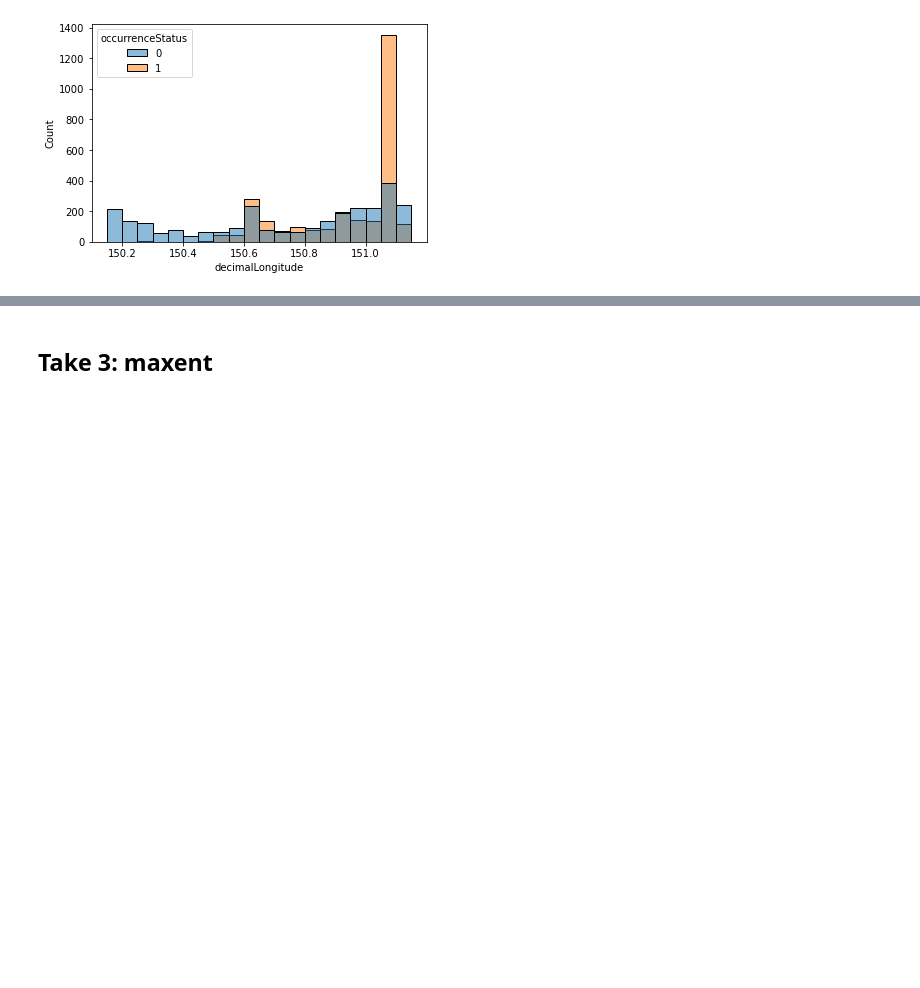
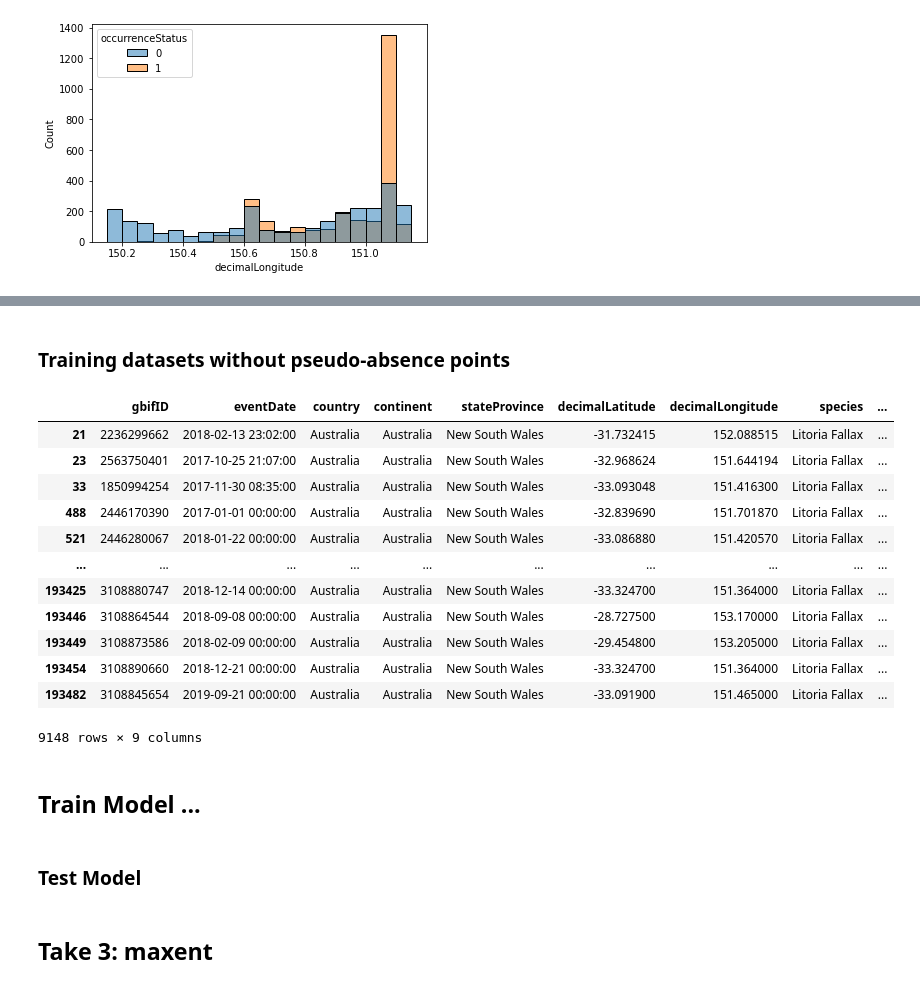
Before and after one commit to YiyaoL/EY-Challenge, a Jupyter notebook: benchmark_EDA_1.ipynb, the cells around one changed output, grey strips where cells are left out. Cells and saved outputs as stored; diff of their text form; code cells hidden in the pictures; blank space fills up the shorter version.

```diff
--- a/benchmark_EDA_1.ipynb
+++ b/benchmark_EDA_1.ipynb
@@ -174,0 +488,22 @@ sns.histplot(data=df2, x="decimalLongitude",bins = 20,hue = 'occurrenceStatus')
+# %% [markdown]
+### Training datasets without pseudo-absence points
+# %%
+all_frog_data[all_frog_data.get('species')=='Litoria Fallax']
+# %% [output]
+|  | gbifID | eventDate | country | continent | stateProvince | decimalLatitude | decimalLongitude | species | ... |
+| 21 | 2236299662 | 2018-02-13 23:02:00 | Australia | Australia | New South Wales | -31.732415 | 152.088515 | Litoria Fallax | ... |
+| 23 | 2563750401 | 2017-10-25 21:07:00 | Australia | Australia | New South Wales | -32.968624 | 151.644194 | Litoria Fallax | ... |
+| 33 | 1850994254 | 2017-11-30 08:35:00 | Australia | Australia | New South Wales | -33.093048 | 151.416300 | Litoria Fallax | ... |
+| 488 | 2446170390 | 2017-01-01 00:00:00 | Australia | Australia | New South Wales | -32.839690 | 151.701870 | Litoria Fallax | ... |
+| 521 | 2446280067 | 2018-01-22 00:00:00 | Australia | Australia | New South Wales | -33.086880 | 151.420570 | Litoria Fallax | ... |
+| ... | ... | ... | ... | ... | ... | ... | ... | ... | ... |
+| 193425 | 3108880747 | 2018-12-14 00:00:00 | Australia | Australia | New South Wales | -33.324700 | 151.364000 | Litoria Fallax | ... |
+| 193446 | 3108864544 | 2018-09-08 00:00:00 | Australia | Australia | New South Wales | -28.727500 | 153.170000 | Litoria Fallax | ... |
+| 193449 | 3108873586 | 2018-02-09 00:00:00 | Australia | Australia | New South Wales | -29.454800 | 153.205000 | Litoria Fallax | ... |
+| 193454 | 3108890660 | 2018-12-21 00:00:00 | Australia | Australia | New South Wales | -33.324700 | 151.364000 | Litoria Fallax | ... |
+| 193482 | 3108845654 | 2019-09-21 00:00:00 | Australia | Australia | New South Wales | -33.091900 | 151.465000 | Litoria Fallax | ... |
+9148 rows × 9 columns
+# %% [markdown]
+## Train Model ...
+# %% [markdown]
+### Test Model
```
Also changed, not shown: parts of 17 cells of this notebook, 1 other file.
